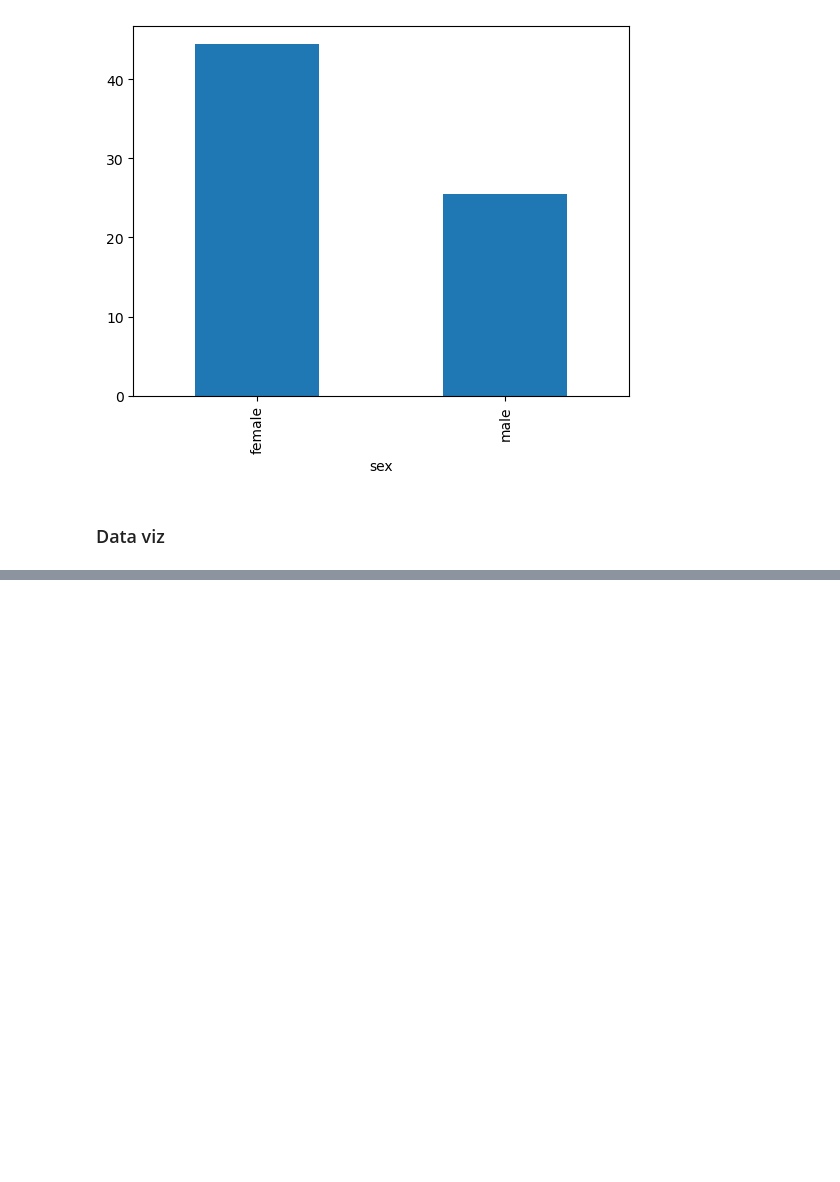
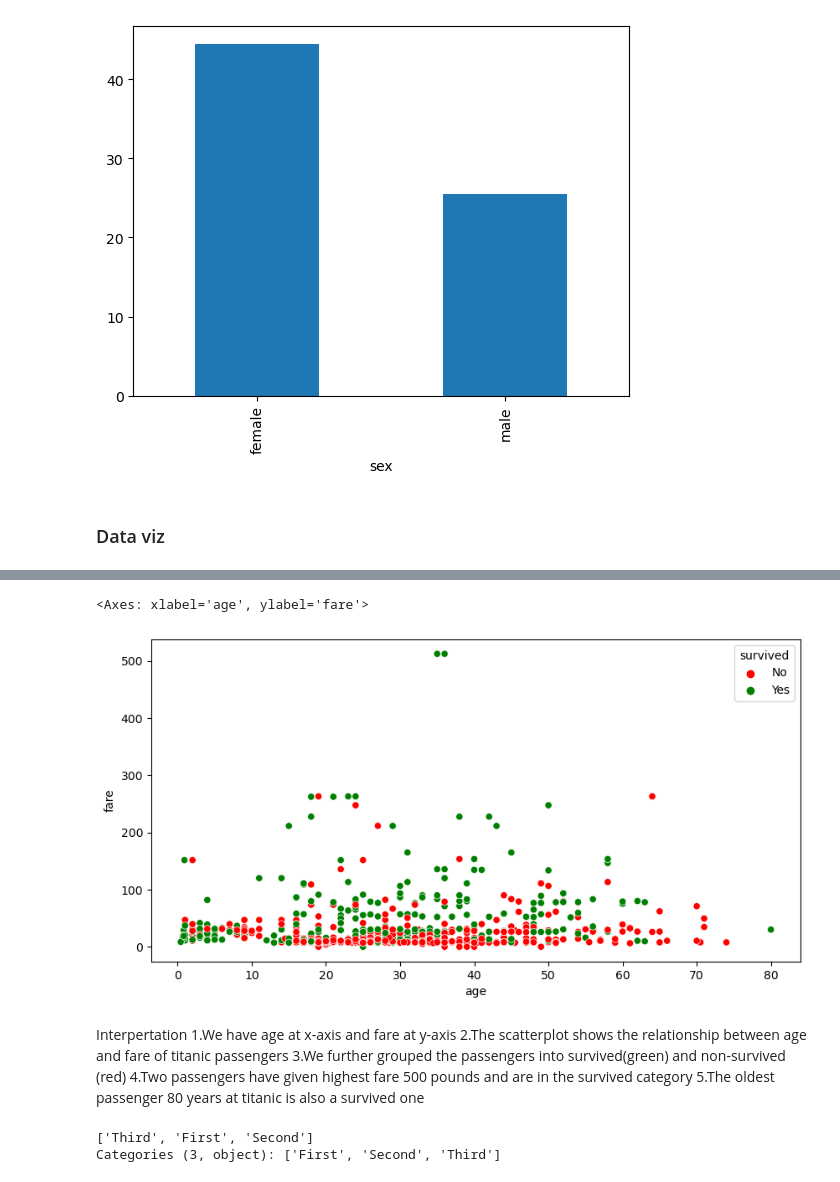
Before and after one commit to MadeehaTassadaq/python_basics, a Jupyter notebook: 06_data_visualization.ipynb, the cells around one changed output, grey strips where cells are left out. Saved outputs shown, nothing was run; the diff lists cells and outputs as text; code cells hidden in the pictures; blank space fills up the shorter version.

```diff
--- a/06_data_visualization.ipynb
+++ b/06_data_visualization.ipynb
@@ -17,0 +59,23 @@ import pandas as pandas
+# %%
+df['survived']=df['survived'].map({0:'No',1:'Yes'})
+# %%
+# scatter plot of figure size
+plt.figure(figsize=(10,5))
+palette={'No':'red','Yes':'green'}
+sns.scatterplot(data=df, x="age", y="fare",hue="survived",palette=palette)
+# %% [output]
+<Axes: xlabel='age', ylabel='fare'>
+[figure, added]
+# %% [markdown]
+Interpertation
+1.We have age at x-axis and fare at y-axis
+2.The scatterplot shows the relationship between age and fare of titanic passengers
+3.We further grouped the passengers into survived(green) and non-survived (red)
+4.Two passengers have given highest fare 500 pounds and are in the survived category
+5.The oldest passenger 80 years at titanic is also a survived one
+# %%
+# Box plot
+df['class'].unique()
+# %% [output]
+['Third', 'First', 'Second']
+Categories (3, object): ['First', 'Second', 'Third']
```
Also changed, not shown: parts of 10 cells of this notebook, 8 other files.
